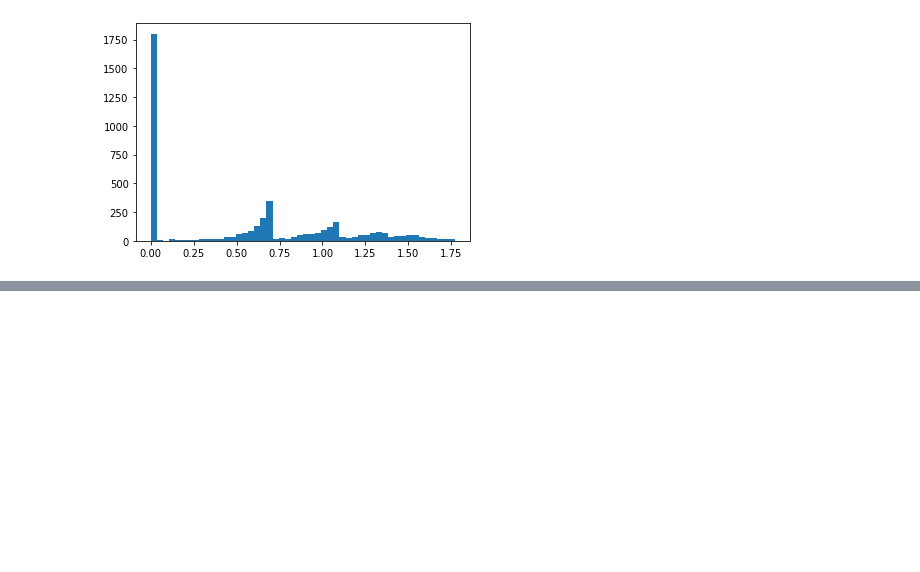
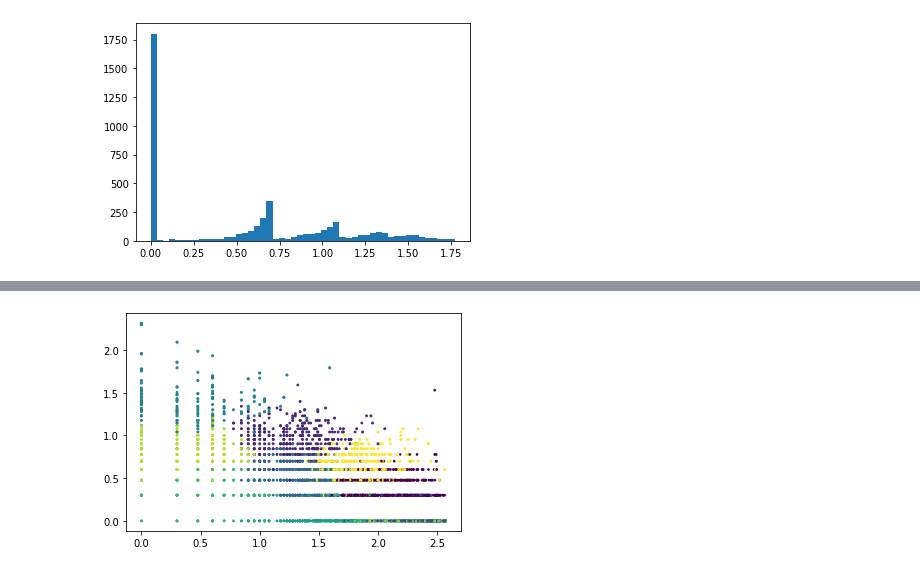
Before and after one commit to michelezoncheddu/data-mining-project, a Jupyter notebook: customers.ipynb, the cells around one changed output, grey strips where cells are left out. Saved outputs shown, nothing was run; the diff lists cells and outputs as text; code cells hidden in the pictures; blank space fills up the shorter version.

Commit message:
RFM analysis and start clustering

```diff
--- a/customers.ipynb
+++ b/customers.ipynb
@@ -312,0 +396,4 @@ plt.show()
+# %%
+scaler = StandardScaler()
+scaled = scaler.fit_transform(rfm_log.values)
+scaled
@@ -312,0 +408,6 @@ plt.show()
+# %%
+sse = []
+for k in range(2, 11):
+    kmeans = KMeans(n_clusters=k, n_init=10, max_iter=100)
+    kmeans.fit(scaled)
+    sse.append(kmeans.inertia_)
@@ -312,0 +426,8 @@ plt.show()
+# %%
+#fig = plt.figure()
+#ax = Axes3D(fig)
+plt.scatter(rfm_log['Recency'], rfm_log['Frequency'], rfm_log['Monetary'],
+            c=kmeans.labels_)
+plt.show()
+# %% [output]
+[figure, added]
```
Also changed, not shown: parts of 11 cells of this notebook.
